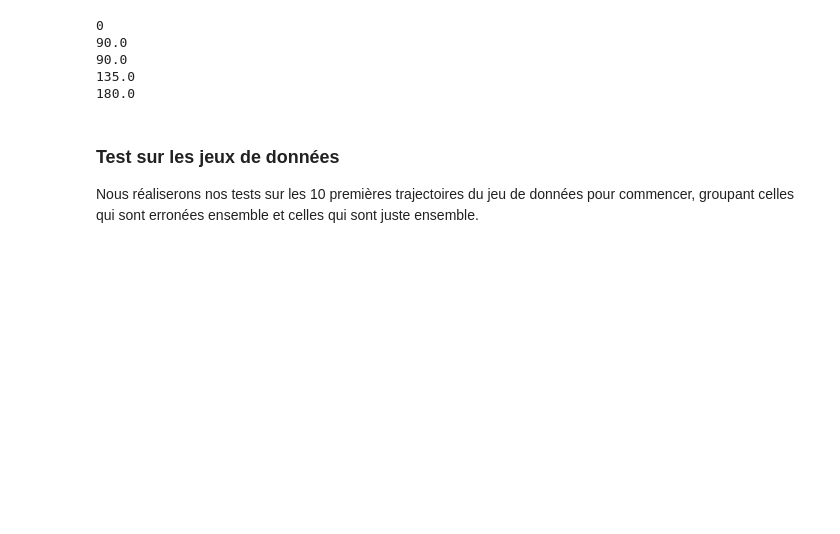
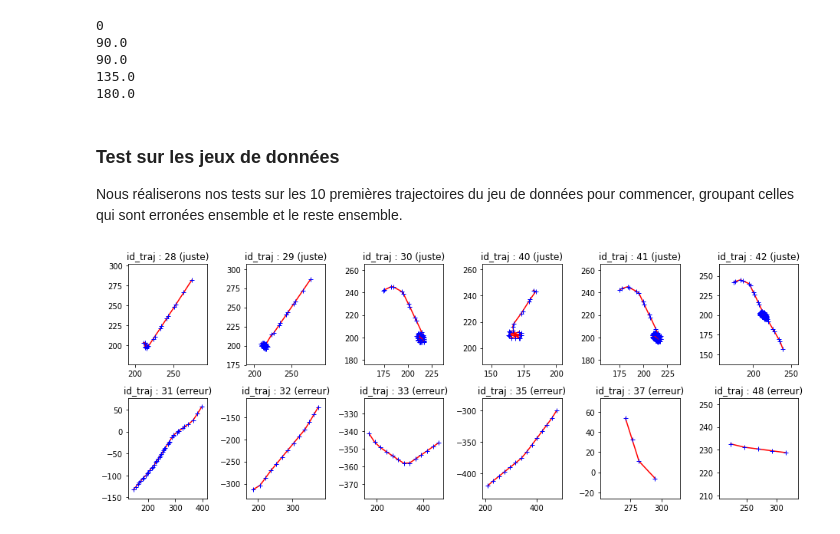
Before and after one commit to AmigoCap/CleaningTrajec, a Jupyter notebook: 02_Détection des erreurs.ipynb, the cells around one changed output. Saved outputs shown, nothing was run; the diff lists cells and outputs as text; code cells hidden in the pictures; blank space fills up the shorter version.

Commit message:
test de fonction angle sur quelques trajectoires réussi

```diff
--- a/02_Détection des erreurs.ipynb
+++ b/02_Détection des erreurs.ipynb
@@ -201,4 +201,37 @@ print(get_angle_vectors(-1, 0, 1, 0))
 180.0
 # %% [markdown]
 ### Test sur les jeux de données
-Nous réaliserons nos tests sur les 10 premières trajectoires du jeu de données pour commencer, groupant celles qui sont erronées ensemble et celles qui sont juste ensemble.
+Nous réaliserons nos tests sur les 10 premières trajectoires du jeu de données pour commencer, groupant celles qui sont erronées ensemble et le reste ensemble.
+# %%
+id_traj_test = id_traj_bad + id_traj_good
+
+plt.figure(figsize=(13, 5))
+for i in id_traj_test:
+    count_error = 0
+    df_test = df[df['id'] == i]
+    for j in range(1, len(df_test) - 1):
+        x_previous = df_test['X'].iloc[j - 1]
+        x = df_test['X'].iloc[j]
+        x_next = df_test['X'].iloc[j + 1]
+
+        y_previous = df_test['Y'].iloc[j - 1]
+        y = df_test['Y'].iloc[j]
+        y_next = df_test['Y'].iloc[j + 1]
+
+        first_vector_x = x_previous - x
+        first_vector_y = y_previous - y
+        second_vector_x = x_next - x
+        second_vector_y = y_next - y
+
+        angle = abs(get_angle_vectors(first_vector_x, first_vector_y, second_vector_x, second_vector_y))
+
+        if angle < 50:
+            count_error += 1
+
+    plt.subplot(2, 6, id_traj_test.index(i) + 1)
+    if count_error > 0:
+        show(df_test, "(juste)")
+    else:
+        show(df_test, "(erreur)")
+# %% [output]
+[figure, added]
```
Also changed, not shown: parts of 5 cells of this notebook.
